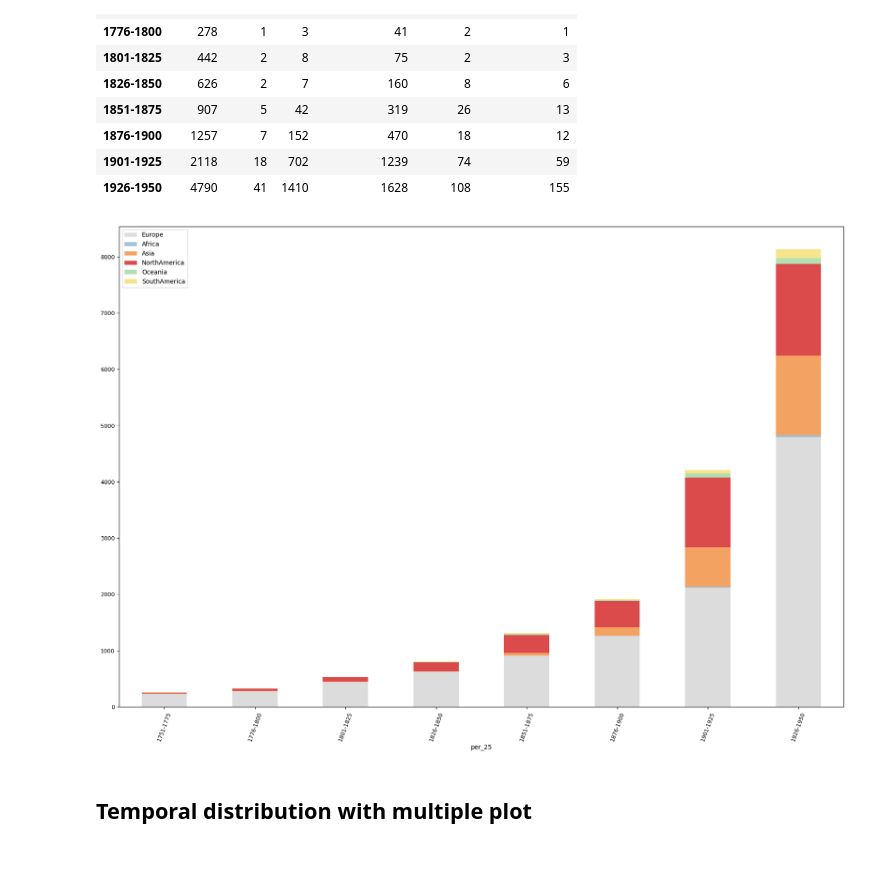
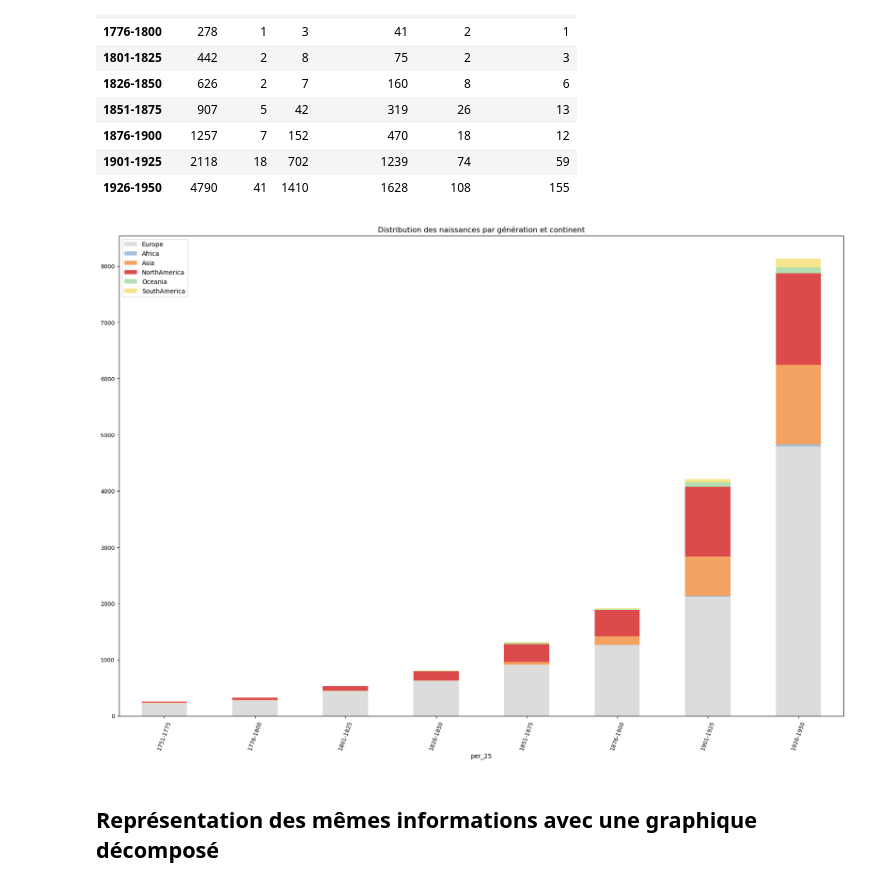
Before and after one commit to Chiodo53/astronomers, a Jupyter notebook: notebooks_jupyter/wikidata_exploration/wdt_distribution_continents_triplestore.ipynb, the cells around one changed output. Saved outputs shown, nothing was run; the diff lists cells and outputs as text; code cells hidden in the pictures; blank space fills up the shorter version.

```diff
--- a/notebooks_jupyter/wikidata_exploration/wdt_distribution_continents_triplestore.ipynb
+++ b/notebooks_jupyter/wikidata_exploration/wdt_distribution_continents_triplestore.ipynb
@@ -342,13 +348,15 @@ col_palette_2 = [
     "#F6E58D",  # Light Yellow :SouthAmerica
 ]
 # %%
-### Documentation
+### Représenter l'évolution de la distribution dans le temps par continent
+#  Documentation
 # https://pandas.pydata.org/pandas-docs/stable/reference/api/pandas.DataFrame.plot.bar.html
 ax = merged.plot.bar(stacked=True, rot=70, fontsize=9, figsize=(21,14),
                      color=col_palette_2)
+plt.title('Distribution des naissances par génération et continent')
 plt.show()
 # %% [output]
-[figure, old version]
+[figure, new version]
 # %% [markdown]
-## Temporal distribution with multiple plot
+## Représentation des mêmes informations avec une graphique décomposé
 # %%
```
Also changed, not shown: parts of 14 cells of this notebook, 1 other file.
